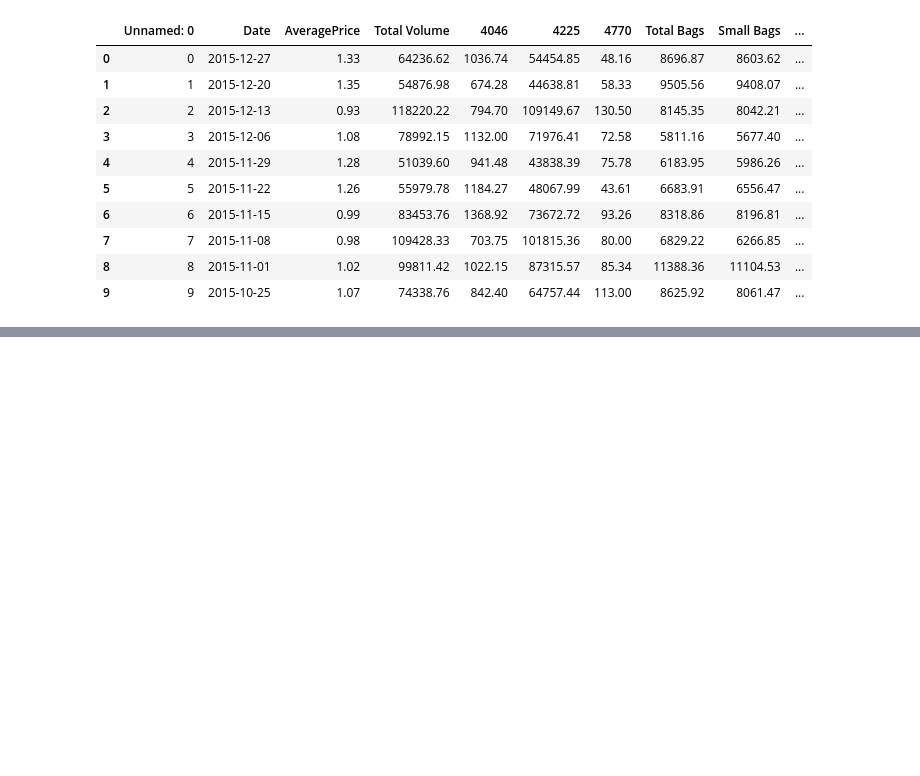
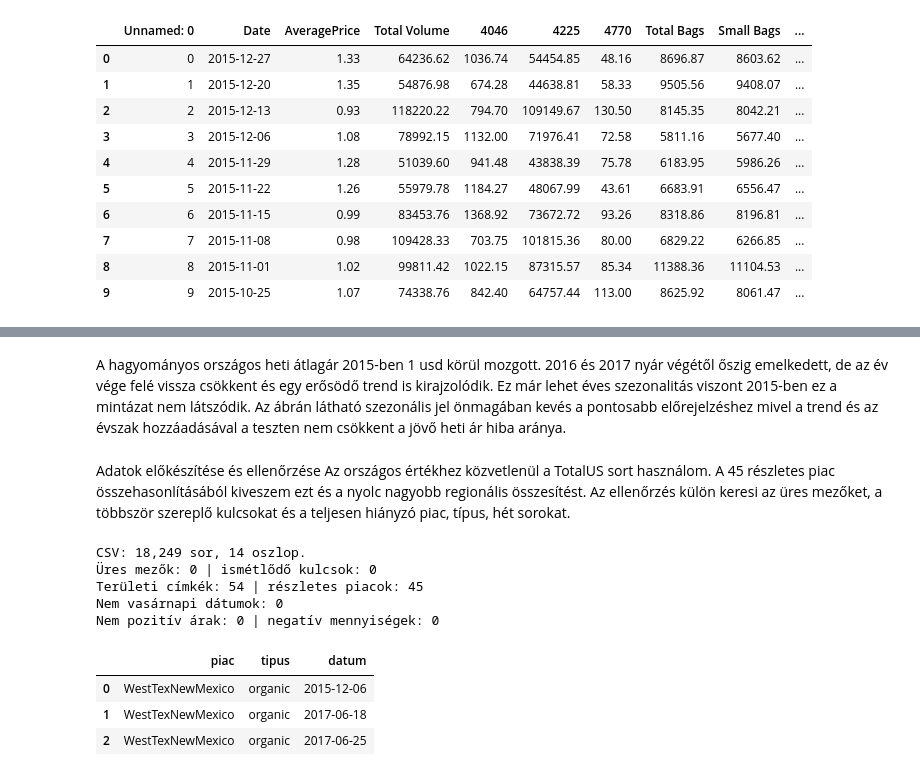
Before and after one commit to ngygbr01/avocado_price_forecasting, a Jupyter notebook: avocado_pred.ipynb, the cells around one changed output, grey strips where cells are left out. Saved outputs shown, nothing was run; the diff lists cells and outputs as text; code cells hidden in the pictures; blank space fills up the shorter version.

Commit message:
adatok betoltese es elokeszitese

```diff
--- a/avocado_pred.ipynb
+++ b/avocado_pred.ipynb
@@ -111,0 +148,35 @@ Duplikált sorok száma: 0
+# %% [markdown]
+A hagyományos országos heti átlagár 2015-ben 1 usd körül mozgott. 2016 és 2017 nyár végétől őszig emelkedett, de az év vége felé vissza csökkent és egy erősödő trend is kirajzolódik. Ez már lehet éves szezonalitás viszont 2015-ben ez a mintázat nem látszódik. Az ábrán látható szezonális jel önmagában kevés a pontosabb előrejelzéshez mivel a trend és az évszak hozzáadásával a teszten nem csökkent a jövő heti ár hiba aránya.
+# %% [markdown]
+Adatok előkészítése és ellenőrzése
+Az országos értékhez közvetlenül a TotalUS sort használom. A 45 részletes piac összehasonlításából kiveszem ezt és a nyolc nagyobb regionális összesítést. Az ellenőrzés külön keresi az üres mezőket, a többször szereplő kulcsokat és a teljesen hiányzó piac, típus, hét sorokat.
+# %%
+kulcs = ["piac", "tipus", "datum"]
+osszesitesek = [
+    "California", "GreatLakes", "Midsouth", "Northeast", "Plains",
+    "SouthCentral", "Southeast", "West", "TotalUS",
+]
+piaci = adat.loc[~adat["piac"].isin(osszesitesek)].sort_values(kulcs).copy()
+teljes_racs = pd.MultiIndex.from_product(
+    [sorted(adat["piac"].unique()), sorted(adat["tipus"].unique()), hetek], names=kulcs,
+)
+hianyzo_sorok = teljes_racs.difference(adat.set_index(kulcs).index)
+
+print(f"CSV: {len(nyers):,} sor, {nyers.shape[1]} oszlop.")
+print(f"Üres mezők: {adat.isna().sum().sum()} | ismétlődő kulcsok: {adat.duplicated(kulcs).sum()}")
+print(f"Területi címkék: {adat['piac'].nunique()} | részletes piacok: {piaci['piac'].nunique()}")
+print(f"Nem vasárnapi dátumok: {(adat['datum'].dt.dayofweek != 6).sum()}")
+print(f"Nem pozitív árak: {(adat['ar'] <= 0).sum()} | negatív mennyiségek: {(adat['mennyiseg'] < 0).sum()}")
+display(hianyzo_sorok.to_frame(index=False))
+assert not adat.duplicated(kulcs).any()
+assert us_arak.notna().all().all()
+# %% [output]
+CSV: 18,249 sor, 14 oszlop.
+Üres mezők: 0 | ismétlődő kulcsok: 0
+Területi címkék: 54 | részletes piacok: 45
+Nem vasárnapi dátumok: 0
+Nem pozitív árak: 0 | negatív mennyiségek: 0
+|  | piac | tipus | datum |
+| 0 | WestTexNewMexico | organic | 2015-12-06 |
+| 1 | WestTexNewMexico | organic | 2017-06-18 |
+| 2 | WestTexNewMexico | organic | 2017-06-25 |
```
Also changed, not shown: parts of 12 cells of this notebook, 3 other files.
